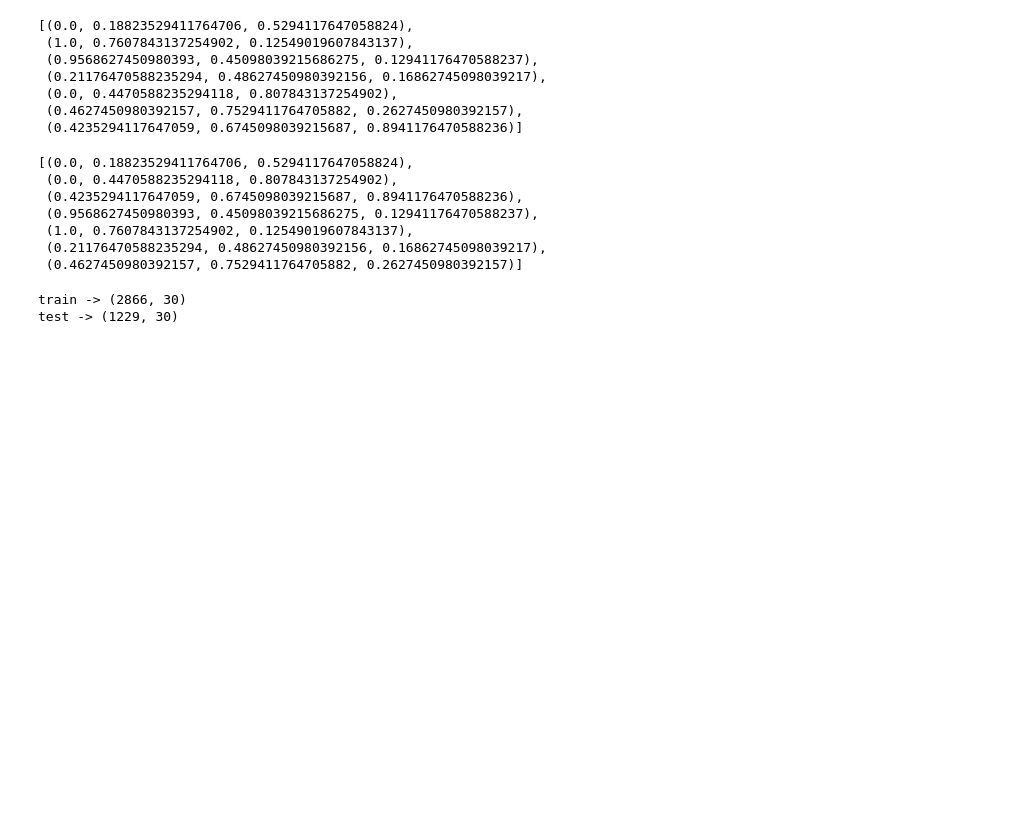
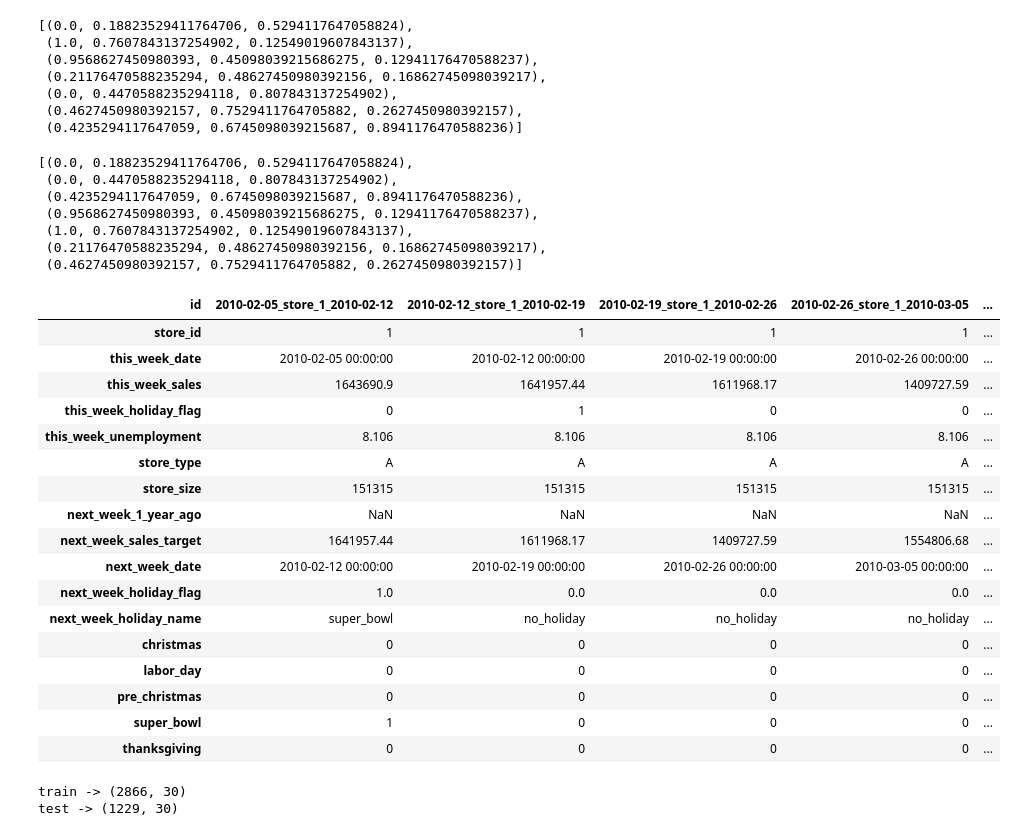
Before and after one commit to Attention-Walmart-Shoppers/capstone, a Jupyter notebook: Heather Initial Notebook.ipynb, the cells around one changed output. Drawn from its saved outputs; the diff is of its cells as text; code cells hidden in the pictures; blank space fills up the shorter version.

Commit message:
practice reworking wrangle functions

```diff
--- a/Heather Initial Notebook.ipynb
+++ b/Heather Initial Notebook.ipynb
@@ -41,6 +41,29 @@ sns.color_palette(walmart_palette_c)
  (1.0, 0.7607843137254902, 0.12549019607843137),
  (0.21176470588235294, 0.48627450980392156, 0.16862745098039217),
  (0.4627450980392157, 0.7529411764705882, 0.2627450980392157)]
+# %%
+df = w.wrangle_walmart()
+
+df.head().T
+# %% [output]
+| id | 2010-02-05_store_1_2010-02-12 | 2010-02-12_store_1_2010-02-19 | 2010-02-19_store_1_2010-02-26 | 2010-02-26_store_1_2010-03-05 | ... |
+| store_id | 1 | 1 | 1 | 1 | ... |
+| this_week_date | 2010-02-05 00:00:00 | 2010-02-12 00:00:00 | 2010-02-19 00:00:00 | 2010-02-26 00:00:00 | ... |
+| this_week_sales | 1643690.9 | 1641957.44 | 1611968.17 | 1409727.59 | ... |
+| this_week_holiday_flag | 0 | 1 | 0 | 0 | ... |
+| this_week_unemployment | 8.106 | 8.106 | 8.106 | 8.106 | ... |
+| store_type | A | A | A | A | ... |
+| store_size | 151315 | 151315 | 151315 | 151315 | ... |
+| next_week_1_year_ago | NaN | NaN | NaN | NaN | ... |
+| next_week_sales_target | 1641957.44 | 1611968.17 | 1409727.59 | 1554806.68 | ... |
+| next_week_date | 2010-02-12 00:00:00 | 2010-02-19 00:00:00 | 2010-02-26 00:00:00 | 2010-03-05 00:00:00 | ... |
+| next_week_holiday_flag | 1.0 | 0.0 | 0.0 | 0.0 | ... |
+| next_week_holiday_name | super_bowl | no_holiday | no_holiday | no_holiday | ... |
+| christmas | 0 | 0 | 0 | 0 | ... |
+| labor_day | 0 | 0 | 0 | 0 | ... |
+| pre_christmas | 0 | 0 | 0 | 0 | ... |
+| super_bowl | 1 | 0 | 0 | 0 | ... |
+| thanksgiving | 0 | 0 | 0 | 0 | ... |
 # %%
 df = w.wrangle_walmart()
 
```
Also changed, not shown: parts of 17 cells of this notebook.
